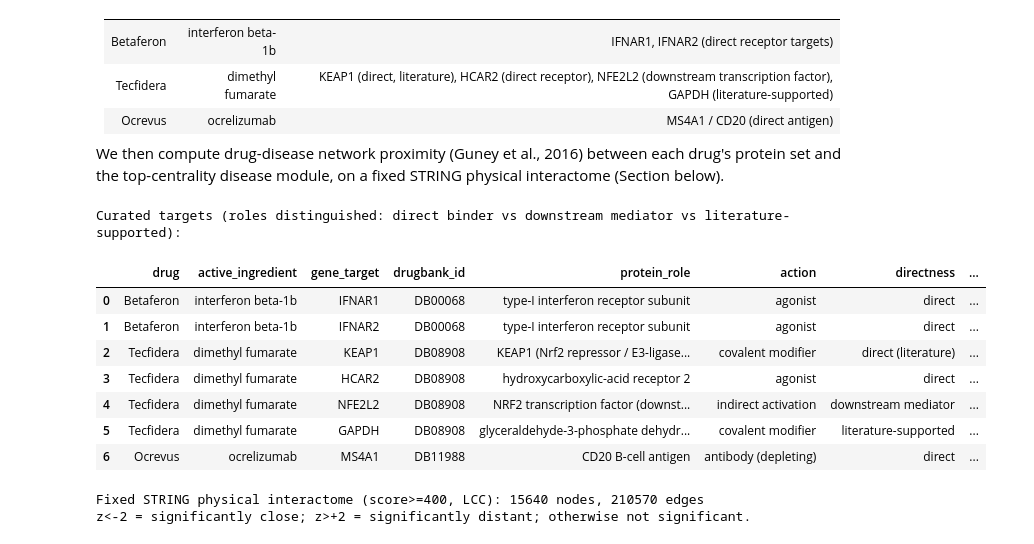
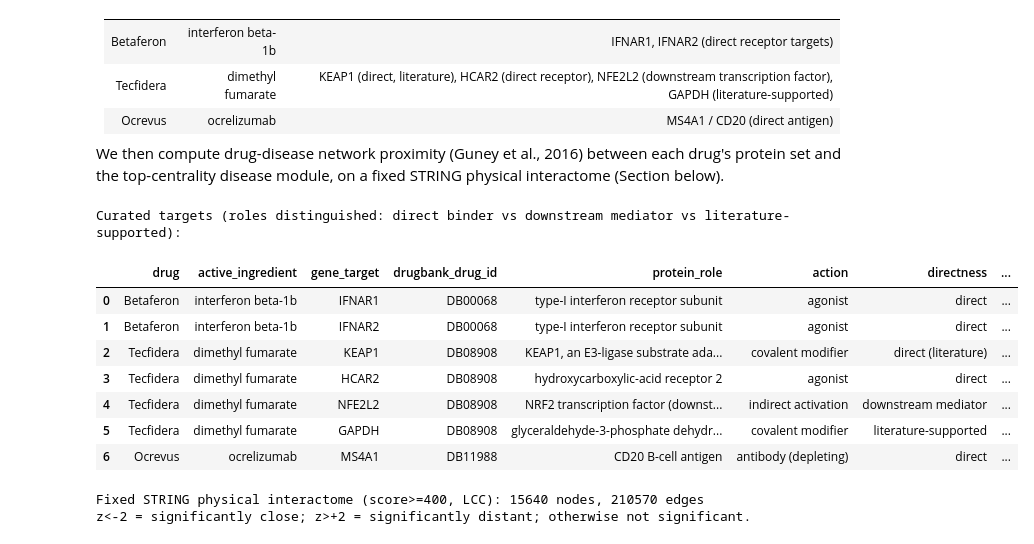
Before and after one commit to ilegul/ms-cd4, a Jupyter notebook: notebooks/BSB_CD4_MS_assignment.ipynb, the cells around one changed output. Saved outputs shown, nothing was run; the diff lists cells and outputs as text; code cells hidden in the pictures.

```diff
--- a/notebooks/BSB_CD4_MS_assignment.ipynb
+++ b/notebooks/BSB_CD4_MS_assignment.ipynb
@@ -1775,27 +1783,27 @@ set and the top-centrality disease module, on a fixed STRING physical interactom
 # %%
 # --- Curated MS drug-associated proteins with evidence categories ---
 drug_target_info = pd.DataFrame([
     # drug, active_ingredient, gene, drugbank_id, protein_role, action, direct/indirect, evidence, accessed
     ['Betaferon','interferon beta-1b','IFNAR1','DB00068','type-I interferon receptor subunit','agonist','direct','DrugBank','2026-07'],
     ['Betaferon','interferon beta-1b','IFNAR2','DB00068','type-I interferon receptor subunit','agonist','direct','DrugBank','2026-07'],
-    ['Tecfidera','dimethyl fumarate','KEAP1','DB08908','KEAP1 (Nrf2 repressor / E3-ligase substrate adaptor, NOT an enzyme)','covalent modifier','direct (literature)','literature','2026-07'],
+    ['Tecfidera','dimethyl fumarate','KEAP1','DB08908','KEAP1, an E3-ligase substrate adaptor and NRF2 regulator','covalent modifier','direct (literature)','literature','2026-07'],
     ['Tecfidera','dimethyl fumarate','HCAR2','DB08908','hydroxycarboxylic-acid receptor 2','agonist','direct','DrugBank','2026-07'],
     ['Tecfidera','dimethyl fumarate','NFE2L2','DB08908','NRF2 transcription factor (downstream, activated indirectly via KEAP1)','indirect activation','downstream mediator','literature','2026-07'],
     ['Tecfidera','dimethyl fumarate','GAPDH','DB08908','glyceraldehyde-3-phosphate dehydrogenase','covalent modifier','literature-supported','literature','2026-07'],
     ['Ocrevus','ocrelizumab','MS4A1','DB11988','CD20 B-cell antigen','antibody (depleting)','direct','DrugBank','2026-07'],
-], columns=['drug','active_ingredient','gene_target','drugbank_id','protein_role','action','directness','evidence_source','accessed'])
+], columns=['drug','active_ingredient','gene_target','drugbank_drug_id','protein_role','action','directness','evidence_source','accessed'])
 drug_target_info.to_csv(NET/'drug_targets_documented.csv', index=False)
 # for proximity we use the curated gene sets (KEAP1/HCAR2 direct; NFE2L2 downstream; GAPDH literature)
 drug_targets = {d: sorted(set(drug_target_info.loc[drug_target_info['drug']==d,'gene_target']))
                 for d in drug_target_info['drug'].unique()}
 print('Curated targets (roles distinguished: direct binder vs downstream mediator vs literature-supported):')
 drug_target_info
 # %% [output]
 Curated targets (roles distinguished: direct binder vs downstream mediator vs literature-supported):
-|  | drug | active_ingredient | gene_target | drugbank_id | protein_role | action | directness | ... |
+|  | drug | active_ingredient | gene_target | drugbank_drug_id | protein_role | action | directness | ... |
 | 0 | Betaferon | interferon beta-1b | IFNAR1 | DB00068 | type-I interferon receptor subunit | agonist | direct | ... |
 | 1 | Betaferon | interferon beta-1b | IFNAR2 | DB00068 | type-I interferon receptor subunit | agonist | direct | ... |
-| 2 | Tecfidera | dimethyl fumarate | KEAP1 | DB08908 | KEAP1 (Nrf2 repressor / E3-ligase... | covalent modifier | direct (literature) | ... |
+| 2 | Tecfidera | dimethyl fumarate | KEAP1 | DB08908 | KEAP1, an E3-ligase substrate ada... | covalent modifier | direct (literature) | ... |
 | 3 | Tecfidera | dimethyl fumarate | HCAR2 | DB08908 | hydroxycarboxylic-acid receptor 2 | agonist | direct | ... |
 | 4 | Tecfidera | dimethyl fumarate | NFE2L2 | DB08908 | NRF2 transcription factor (downst... | indirect activation | downstream mediator | ... |
 | 5 | Tecfidera | dimethyl fumarate | GAPDH | DB08908 | glyceraldehyde-3-phosphate dehydr... | covalent modifier | literature-supported | ... |
```
Also changed, not shown: parts of 31 cells of this notebook, 18 other files.
